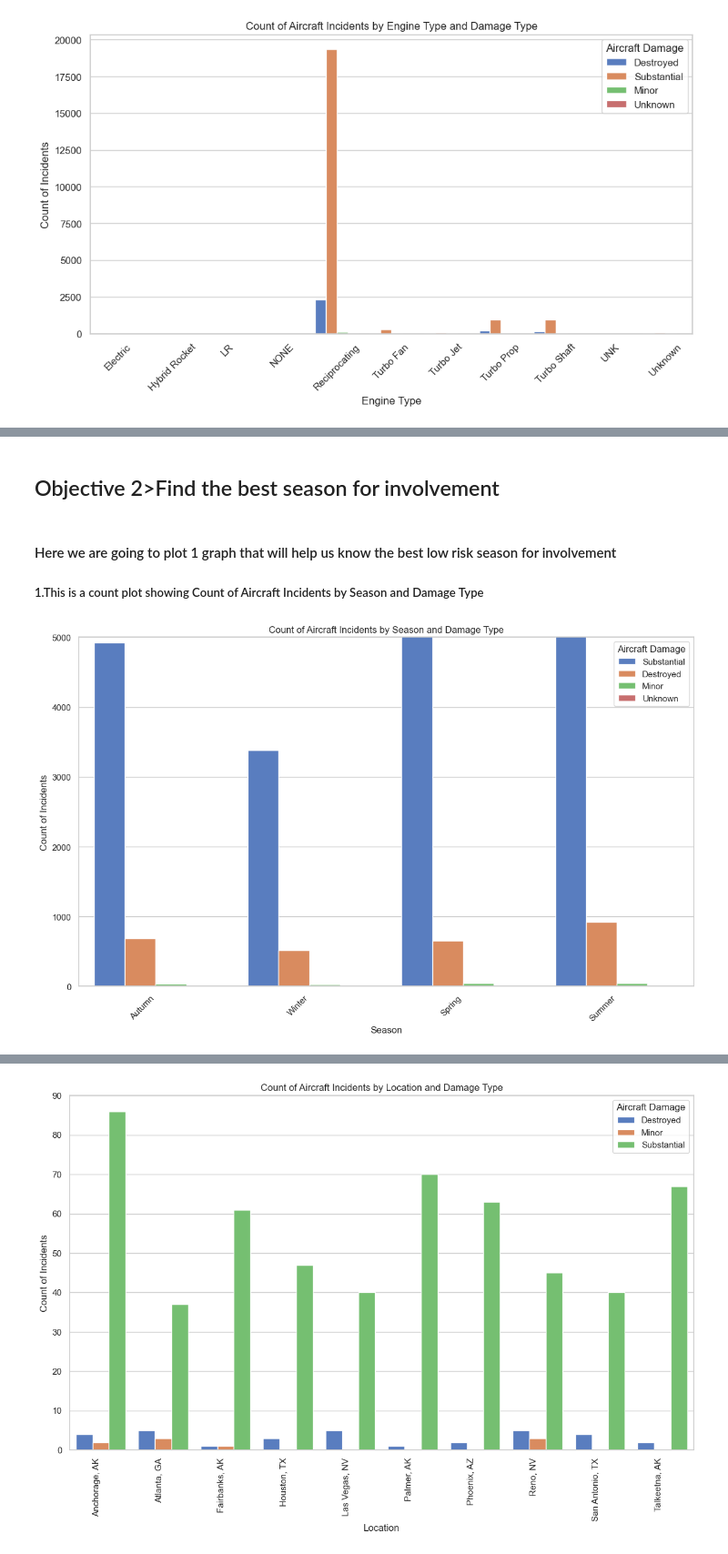
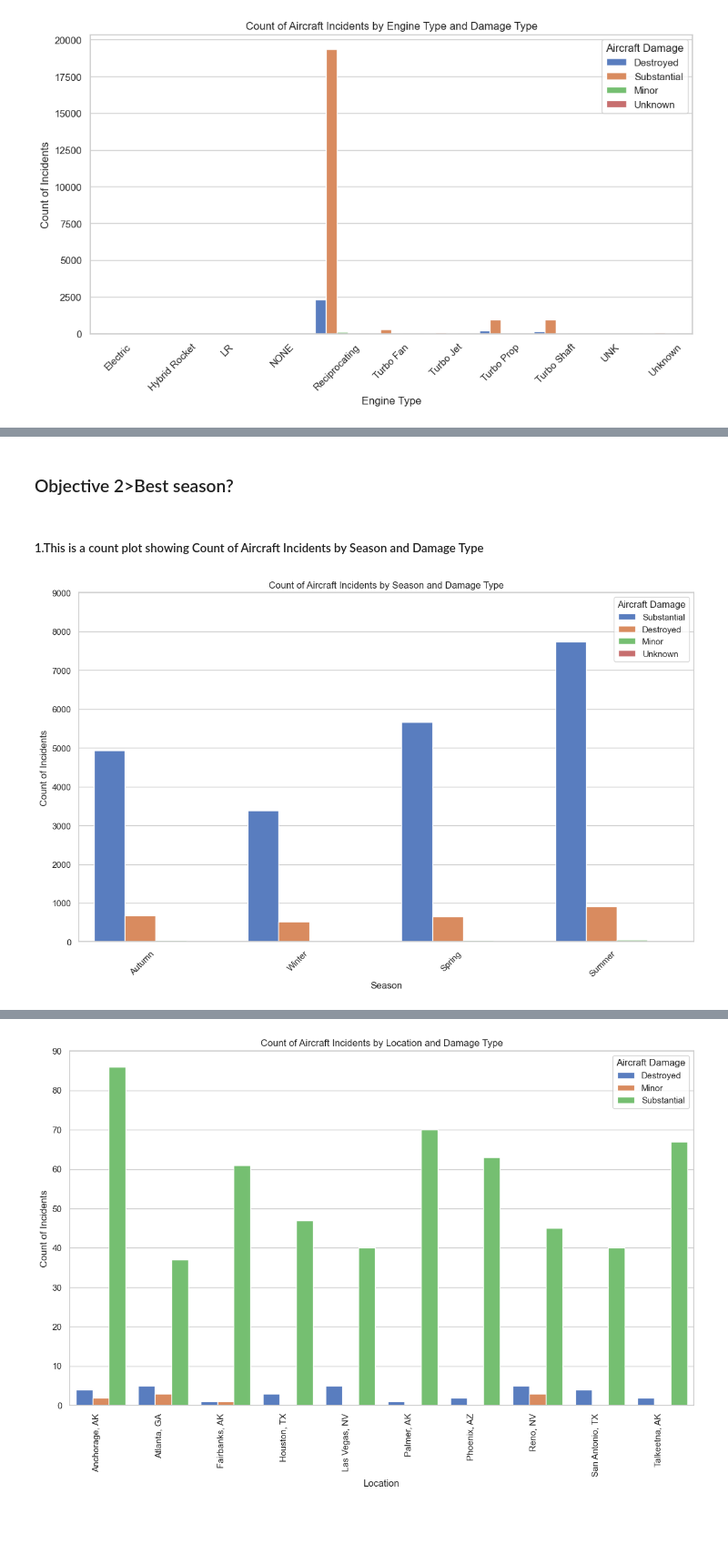
Before and after one commit to josephndex/aviation-business-strategy-and-risk-evasion-, a Jupyter notebook: student.ipynb.ipynb, the cells around one changed output, grey strips where cells are left out. Shown at 91% size. Drawn from its saved outputs; the diff is of its cells as text; code cells hidden in the pictures; blank space fills up the shorter version.

```diff
--- a/student.ipynb.ipynb
+++ b/student.ipynb.ipynb
@@ -382,13 +373,17 @@ agg_data = aviation_clean_ob1.groupby(['Engine.Type', 'Aircraft.damage']).size()
 # Set the style
 sns.set(style="whitegrid")
 # Create the bar plot
-plt.figure(figsize=(12, 6))
-aviation_clean_ob1_visual2= sns.barplot( x="Engine.Type", y="Count", hue="Aircraft.damage", data=agg_data, palette="muted" )
-aviation_clean_ob1_visual2.set_xticklabels(aviation_clean_ob1_visual2.get_xticklabels(), rotation=45)
-plt.xlabel("Engine Type")
-plt.ylabel("Count of Incidents")
-plt.title("Count of Aircraft Incidents by Engine Type and Damage Type")
-plt.legend(title="Aircraft Damage")
-show_plot(aviation_clean_ob1_visual2)
+def create_plot():
+ plt.figure(figsize=(12, 6))
+ aviation_clean_ob1_visual2= sns.barplot( x="Engine.Type", y="Count", hue="Aircraft.damage", data=agg_data, palette="muted" )
+ aviation_clean_ob1_visual2.set_xticklabels(aviation_clean_ob1_visual2.get_xticklabels(), rotation=45)
+ plt.xlabel("Engine Type")
+ plt.ylabel("Count of Incidents")
+ plt.title("Count of Aircraft Incidents by Engine Type and Damage Type")
+ plt.legend(title="Aircraft Damage")
+ return show_plot
+# Create the plot and save to a variable
+aviation_clean_ob1_visual2 = create_plot()
+plt.show()
 # %% [output]
 [figure]
@@ -395,19 +395,21 @@ show_plot(aviation_clean_ob1_visual2)
 # %% [markdown]
-## Objective 2>Find the best season for involvement
+### Objective 2>Best season?
 # %% [markdown]
-#### Here we are going to plot 1 graph that will help us know the best low risk season for involvement
 ##### 1.This is a count plot showing Count of Aircraft Incidents by Season and Damage Type
 # %%
 # Create the count plot
-sns.set(style="whitegrid")
-plt.figure(figsize=(14, 8))
-aviation_clean_ob2_visual= sns.countplot(x="Season", hue="Aircraft.damage", data=aviation_clean_ob2, palette="muted")
-aviation_clean_ob2_visual.set_xticklabels(aviation_clean_ob2_visual.get_xticklabels(), rotation=45, ha='right')
-plt.xlabel("Season")
-plt.ylabel("Count of Incidents")
-plt.title("Count of Aircraft Incidents by Season and Damage Type")
-plt.legend(title="Aircraft Damage")
-plt.ylim(0, 5000)
-show_plot(aviation_clean_ob2_visual)
+def create_plot():
+ sns.set(style="whitegrid")
+ plt.figure(figsize=(14, 8))
+ aviation_clean_ob2_visual= sns.countplot(x="Season", hue="Aircraft.damage", data=aviation_clean_ob2, palette="muted")
+ aviation_clean_ob2_visual.set_xticklabels(aviation_clean_ob2_visual.get_xticklabels(), rotation=45, ha='right')
+ plt.xlabel("Season")
+ plt.ylabel("Count of Incidents")
+ plt.title("Count of Aircraft Incidents by Season and Damage Type")
+ plt.legend(title="Aircraft Damage")
+ plt.ylim(0, 9000)
+# Create the plot and save to a variable
+aviation_clean_ob2_visual = create_plot()
+plt.show()
 # %% [output]
-[figure, old version]
+[figure, new version]
```
Also changed, not shown: parts of 85 cells of this notebook, 13 other files.
